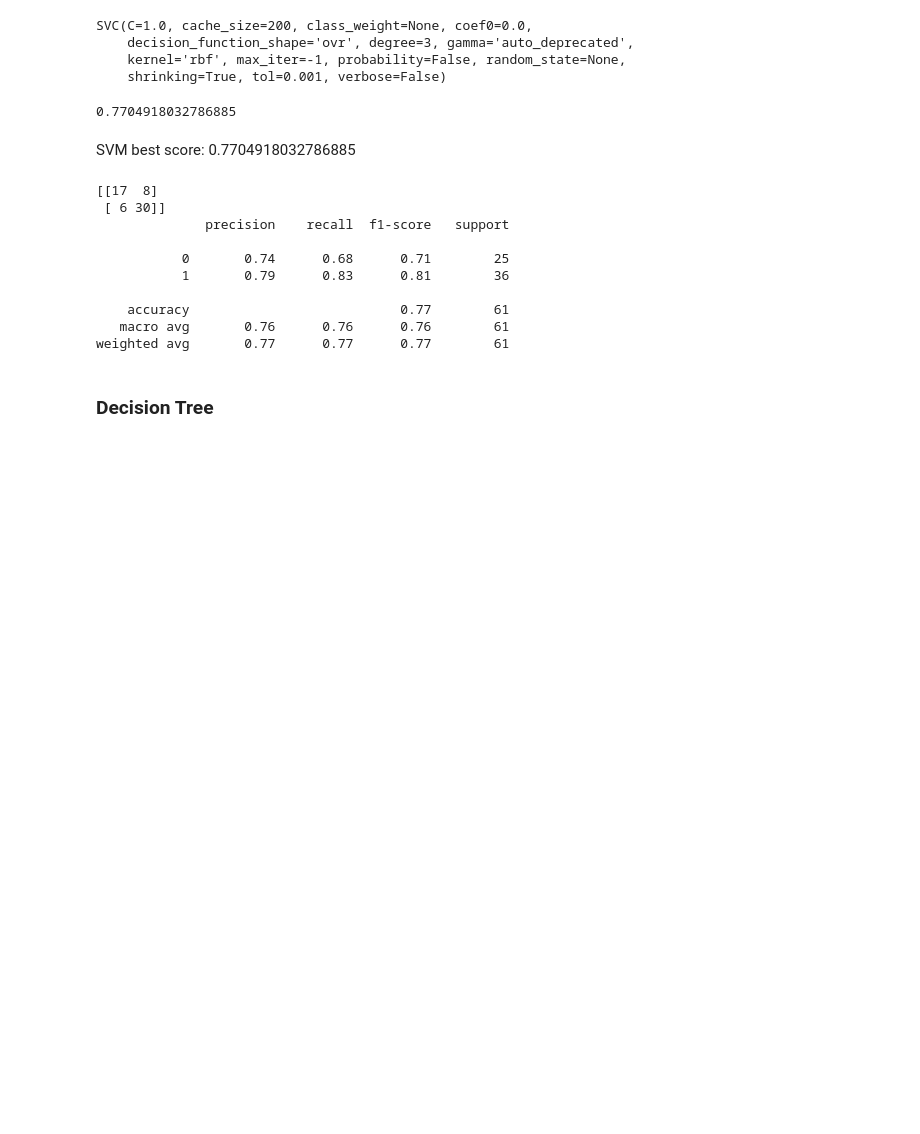
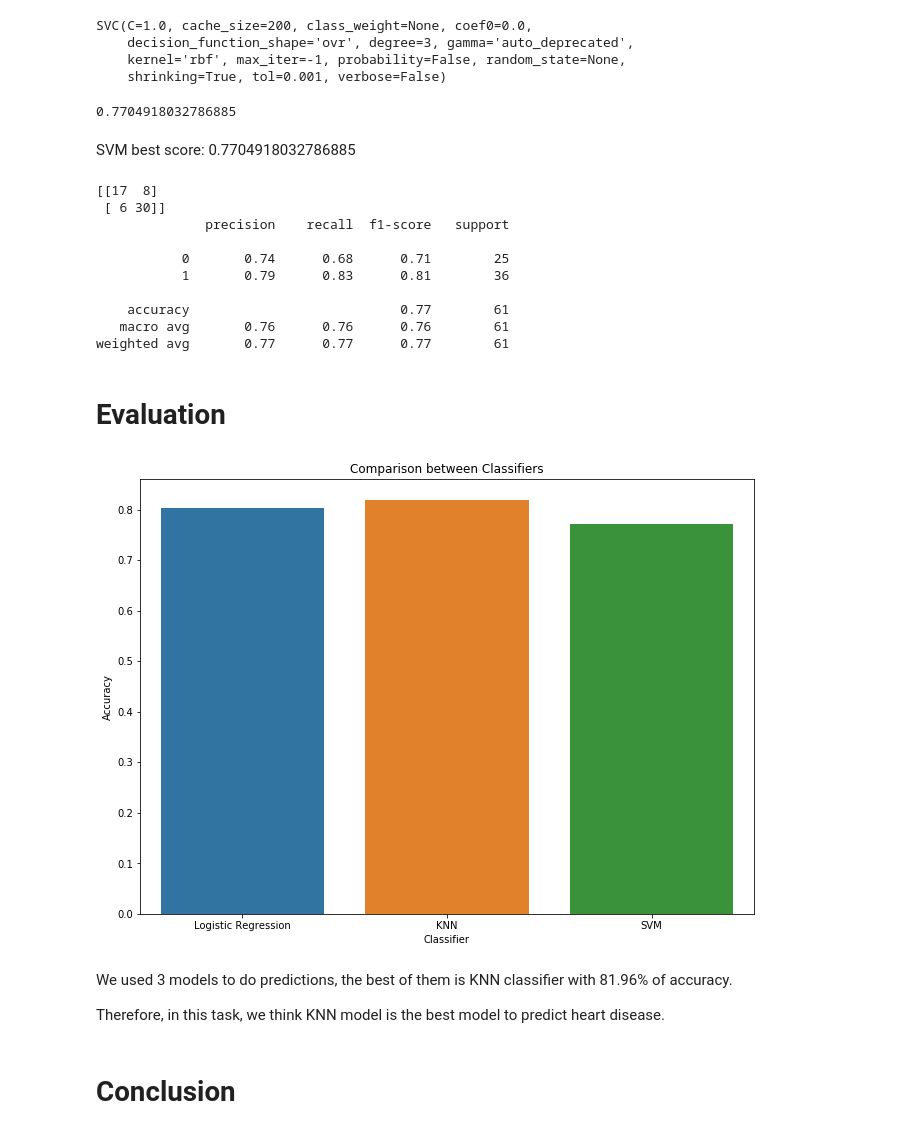
Before and after one commit to qinyu0831/UTS_ML2019, a Jupyter notebook: A2.ipynb, the cells around one changed output. Drawn from its saved outputs; the diff is of its cells as text; code cells hidden in the pictures; blank space fills up the shorter version.

```diff
--- a/A2.ipynb
+++ b/A2.ipynb
@@ -964,5 +1019,22 @@ print(classification_report(y_test, y_pred))
     accuracy                           0.77        61
    macro avg       0.76      0.76      0.76        61
 weighted avg       0.77      0.77      0.77        61
-# %% [markdown]
-### Decision Tree
+# %% [markdown]
+# Evaluation
+# %%
+methods = ["Logistic Regression", "KNN", "SVM"]
+accuracy = [0.8032,0.8196,0.7704]
+plt.subplots(figsize=(11,8))
+sns.barplot(x=methods,y=accuracy)
+plt.xlabel("Classifier")
+plt.ylabel("Accuracy")
+plt.title("Comparison between Classifiers")
+plt.show()
+# %% [output]
+[figure, added]
+# %% [markdown]
+We used 3 models to do predictions, the best of them is KNN classifier with 81.96% of accuracy.
+
+Therefore, in this task, we think KNN model is the best model to predict heart disease.
+# %% [markdown]
+# Conclusion
```
Also changed, not shown: parts of 46 cells of this notebook.
